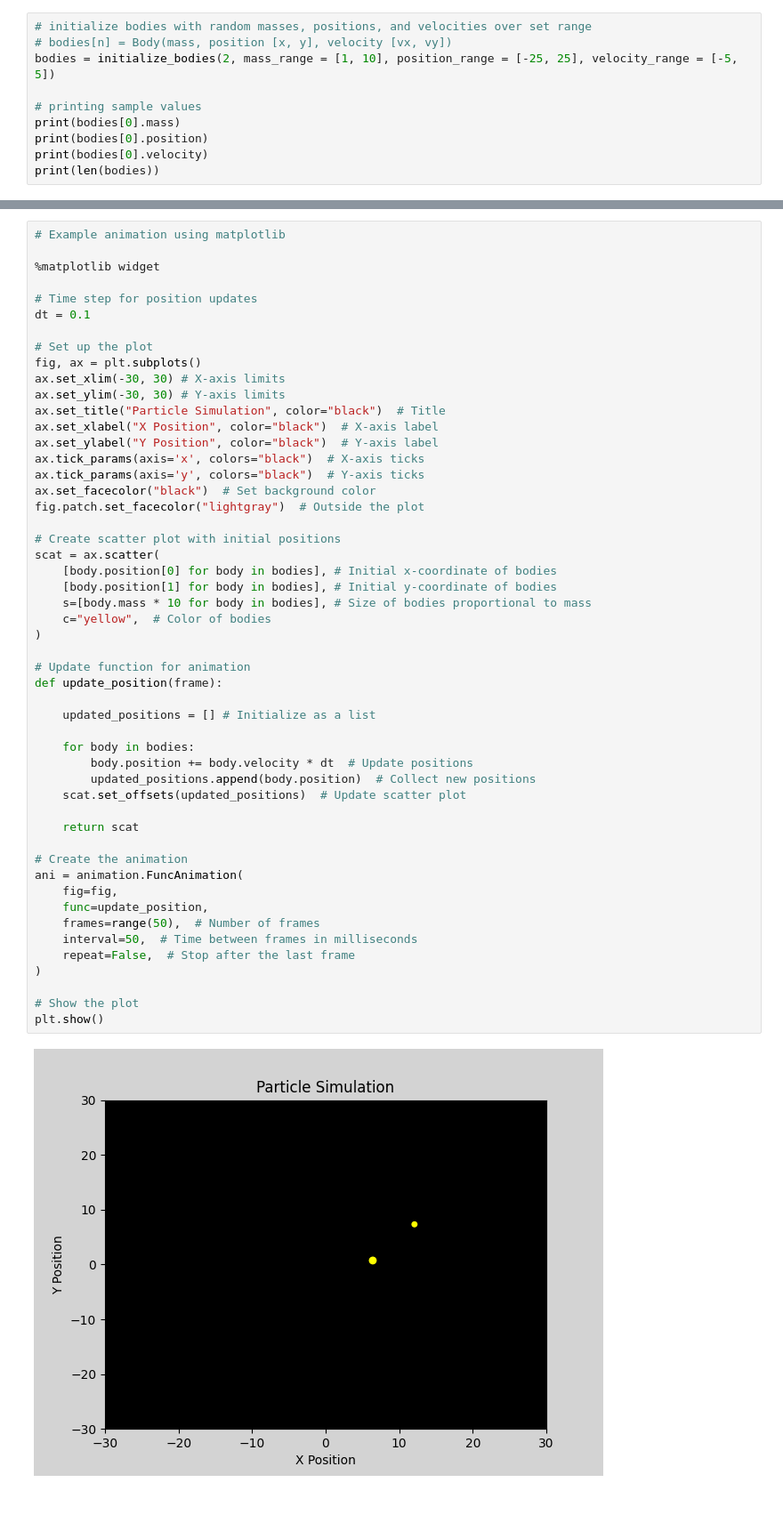
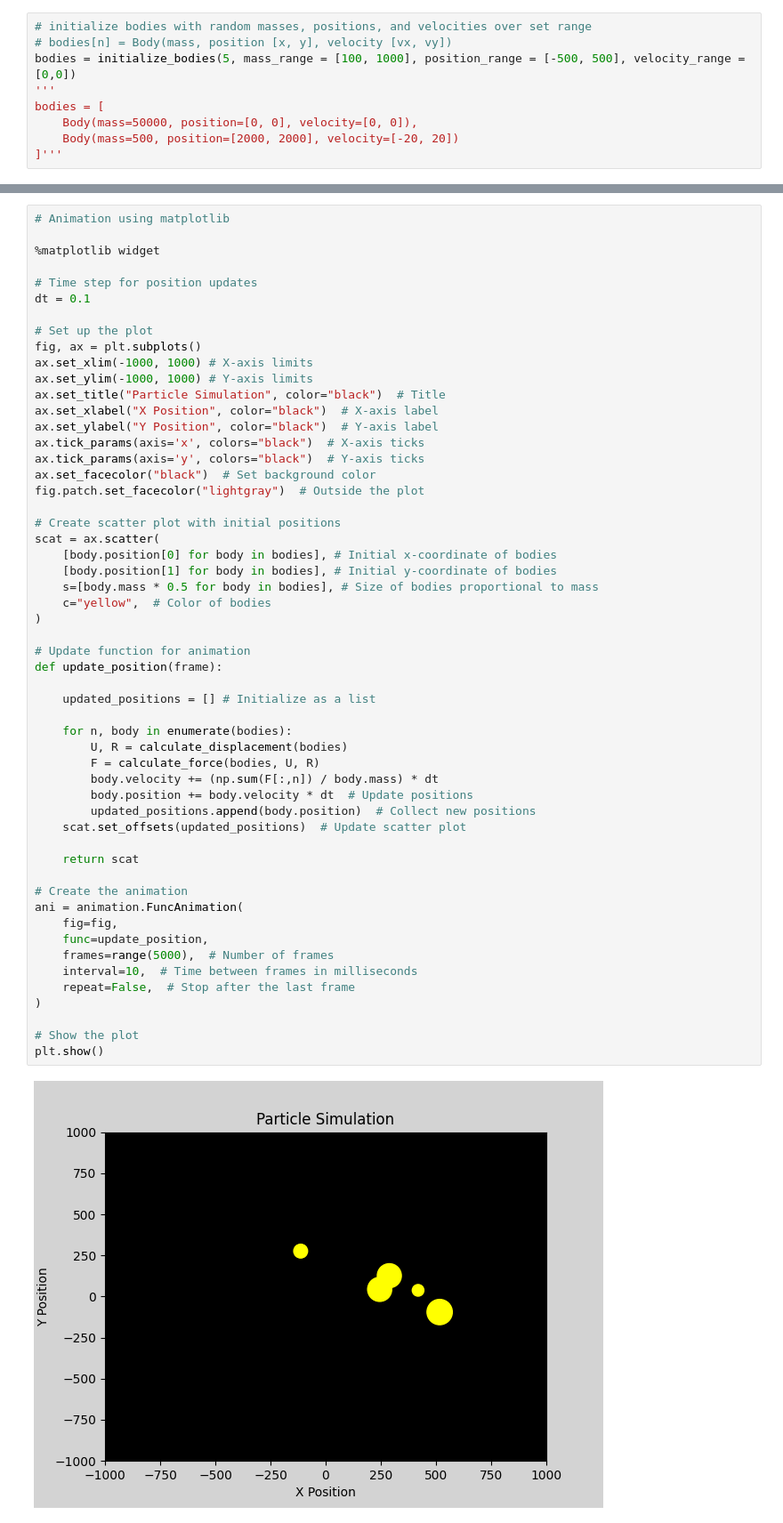
Before and after one commit to eriksewell/phys77-capstone, a Jupyter notebook: simulation.ipynb, the cells around one changed output, grey strips where cells are left out. Shown: that part at 89% size. Saved outputs shown, nothing was run; the diff lists cells and outputs as text.

Commit message:
added direct force simulation

```diff
--- a/simulation.ipynb
+++ b/simulation.ipynb
@@ -7,11 +9,10 @@ from matplotlib import animation
 # %%
 # initialize bodies with random masses, positions, and velocities over set range
 # bodies[n] = Body(mass, position [x, y], velocity [vx, vy])
-bodies = initialize_bodies(2, mass_range = [1, 10], position_range = [-25, 25], velocity_range = [-5, 5])
-
-# printing sample values
-print(bodies[0].mass)
-print(bodies[0].position)
-print(bodies[0].velocity)
-print(len(bodies))
+bodies = initialize_bodies(5, mass_range = [100, 1000], position_range = [-500, 500], velocity_range = [0,0])
+'''
+bodies = [
+    Body(mass=50000, position=[0, 0], velocity=[0, 0]),
+    Body(mass=500, position=[2000, 2000], velocity=[-20, 20])
+]'''
 # %% [output]
@@ -22,5 +20,5 @@ print(len(bodies))
 # %%
-# Example animation using matplotlib
+# Animation using matplotlib
 
 %matplotlib widget
 
@@ -29,8 +27,8 @@ dt = 0.1
 
 # Set up the plot
 fig, ax = plt.subplots()
-ax.set_xlim(-30, 30) # X-axis limits
-ax.set_ylim(-30, 30) # Y-axis limits
+ax.set_xlim(-1000, 1000) # X-axis limits
+ax.set_ylim(-1000, 1000) # Y-axis limits
 ax.set_title("Particle Simulation", color="black")  # Title
 ax.set_xlabel("X Position", color="black")  # X-axis label
 ax.set_ylabel("Y Position", color="black")  # Y-axis label
@@ -40,36 +38,39 @@ ax.set_facecolor("black")  # Set background color
 fig.patch.set_facecolor("lightgray")  # Outside the plot
 
 # Create scatter plot with initial positions
 scat = ax.scatter(
     [body.position[0] for body in bodies], # Initial x-coordinate of bodies
     [body.position[1] for body in bodies], # Initial y-coordinate of bodies
-    s=[body.mass * 10 for body in bodies], # Size of bodies proportional to mass
+    s=[body.mass * 0.5 for body in bodies], # Size of bodies proportional to mass
     c="yellow",  # Color of bodies
 )
 
 # Update function for animation
 def update_position(frame):
 
     updated_positions = [] # Initialize as a list
 
-    for body in bodies:
+    for n, body in enumerate(bodies):
+        U, R = calculate_displacement(bodies)
+        F = calculate_force(bodies, U, R)
+        body.velocity += (np.sum(F[:,n]) / body.mass) * dt
         body.position += body.velocity * dt  # Update positions
         updated_positions.append(body.position)  # Collect new positions
     scat.set_offsets(updated_positions)  # Update scatter plot
 
     return scat
 
 # Create the animation
 ani = animation.FuncAnimation(
     fig=fig,
     func=update_position,
-    frames=range(50),  # Number of frames
-    interval=50,  # Time between frames in milliseconds
+    frames=range(5000),  # Number of frames
+    interval=10,  # Time between frames in milliseconds
     repeat=False,  # Stop after the last frame
 )
 
 # Show the plot
 plt.show()
 # %% [output]
-[figure, old version]
+[figure, new version]
 # %%
```
Also changed, not shown: parts of 3 cells of this notebook, 1 other file.
